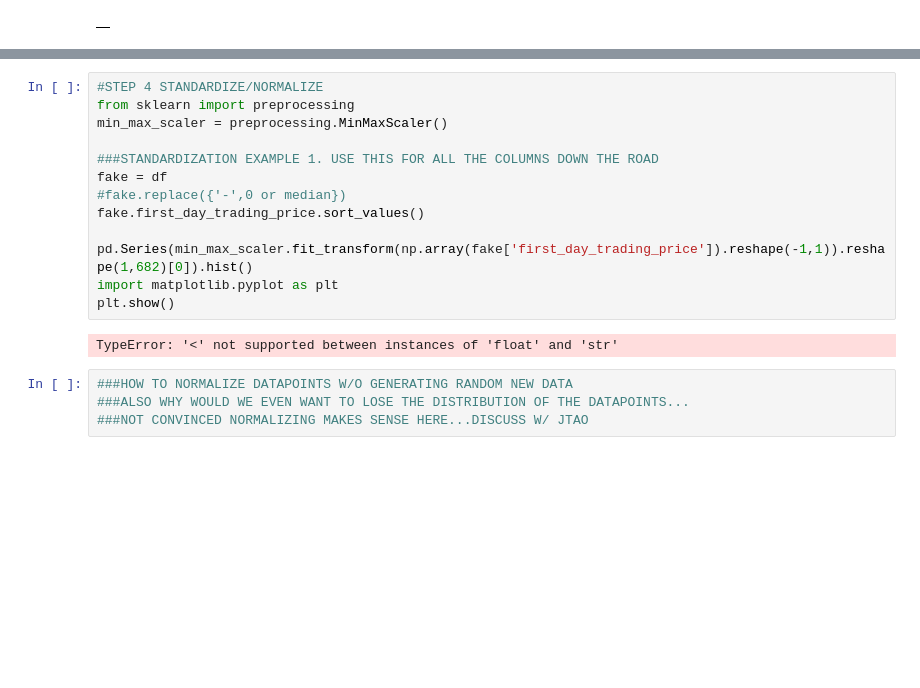
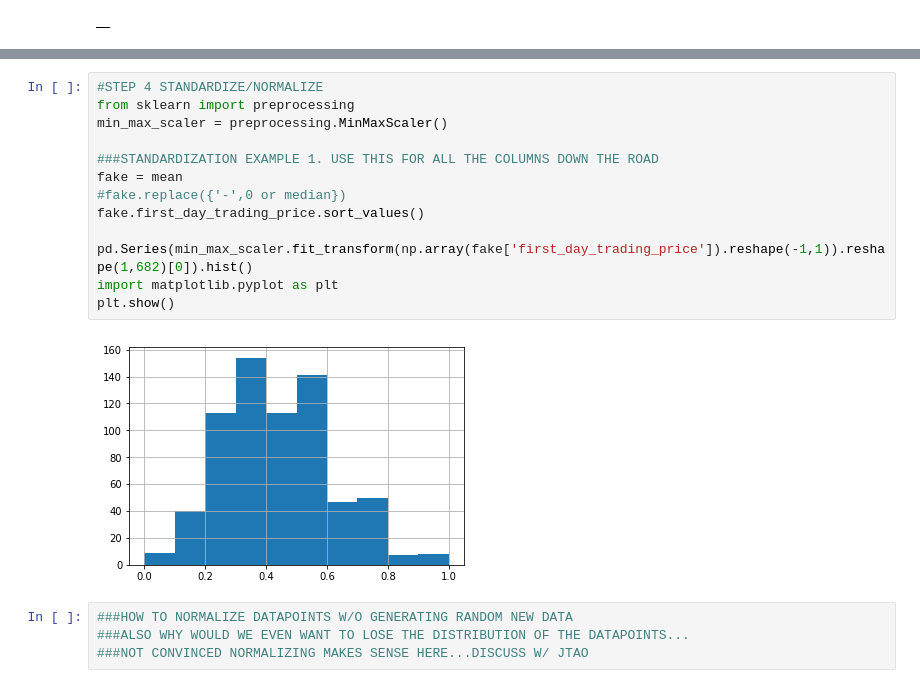
Before and after one commit to BA545-SP2019/2019-competition1-mike-ben-angus, a Jupyter notebook: Competition_1_milestone_report.ipynb, the cells around one changed output, grey strips where cells are left out. Cells and saved outputs as stored; diff of their text form; blank space fills up the shorter version.

```diff
--- a/Competition_1_milestone_report.ipynb
+++ b/Competition_1_milestone_report.ipynb
@@ -464,18 +523,18 @@ df.corr()
 # %%
 #STEP 4 STANDARDIZE/NORMALIZE
 from sklearn import preprocessing
 min_max_scaler = preprocessing.MinMaxScaler()
 
 ###STANDARDIZATION EXAMPLE 1. USE THIS FOR ALL THE COLUMNS DOWN THE ROAD
-fake = df
+fake = mean
 #fake.replace({'-',0 or median})
 fake.first_day_trading_price.sort_values()
 
 pd.Series(min_max_scaler.fit_transform(np.array(fake['first_day_trading_price']).reshape(-1,1)).reshape(1,682)[0]).hist()
 import matplotlib.pyplot as plt
 plt.show()
 # %% [output]
-TypeError: '<' not supported between instances of 'float' and 'str'
+[figure, added]
 # %%
 ###HOW TO NORMALIZE DATAPOINTS W/O GENERATING RANDOM NEW DATA
 ###ALSO WHY WOULD WE EVEN WANT TO LOSE THE DISTRIBUTION OF THE DATAPOINTS...
```
Also changed, not shown: parts of 19 cells of this notebook, 1 other file.
